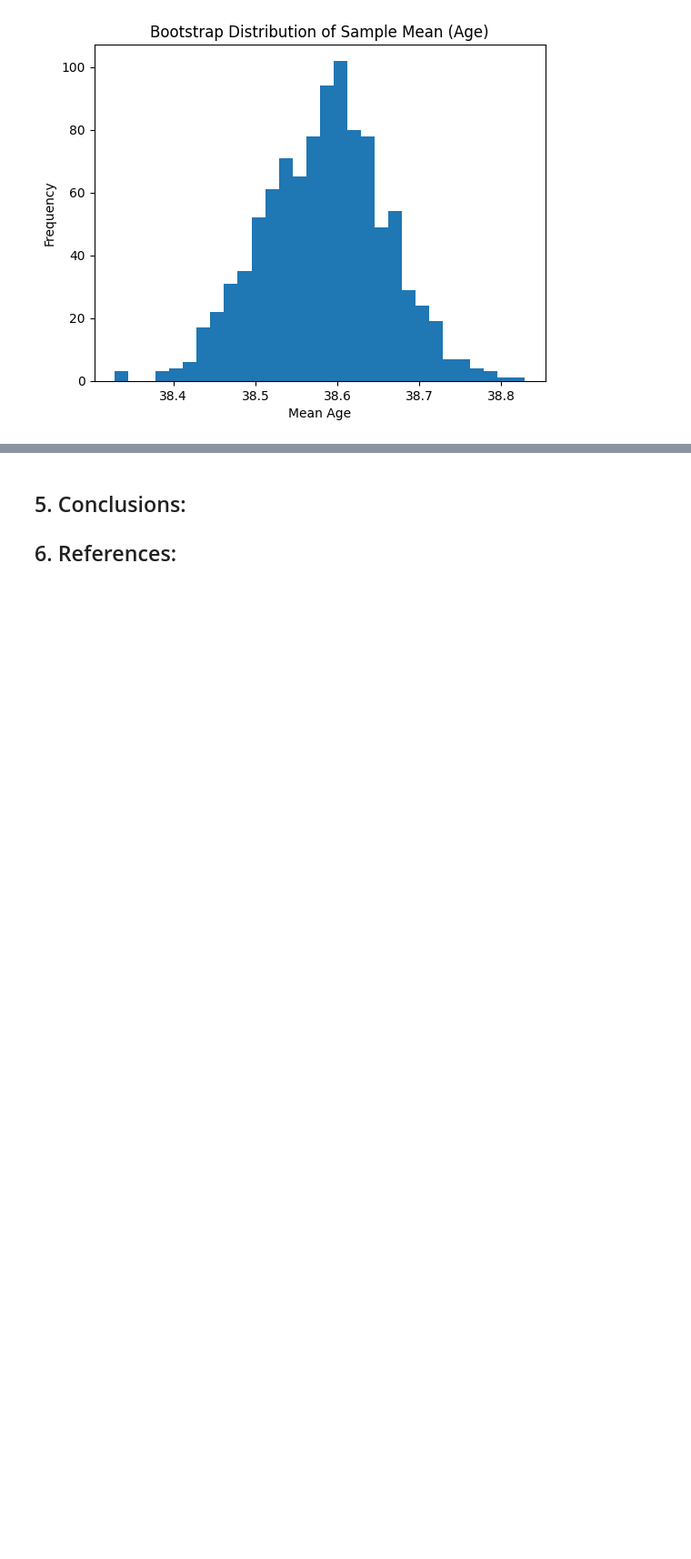
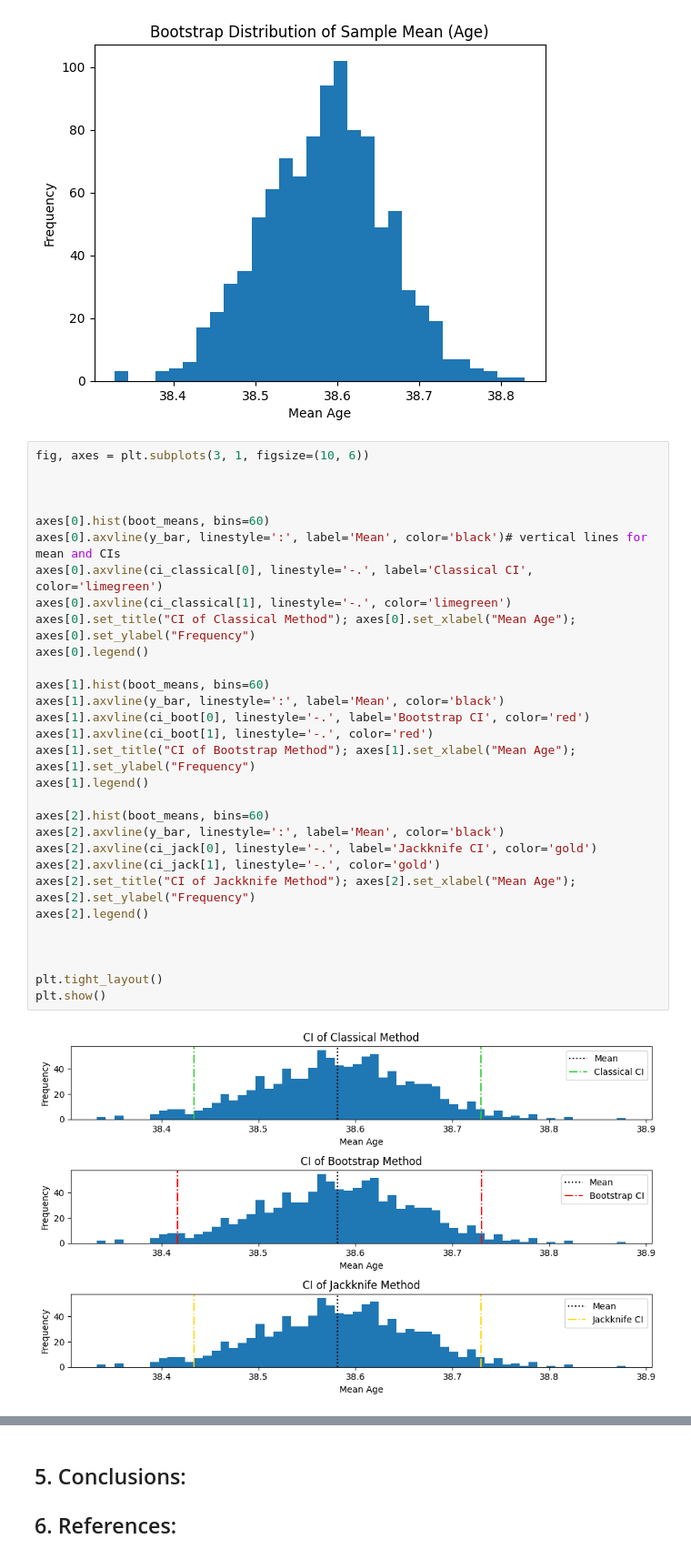
Before and after one commit to almsam/R-project-projects, a Jupyter notebook: data 407 Sampling & Design/Data407Project.ipynb, the cells around one changed output, grey strips where cells are left out. Shown at 91% size. Cells and saved outputs as stored; diff of their text form; blank space fills up the shorter version.

```diff
--- a/data 407 Sampling & Design/Data407Project.ipynb
+++ b/data 407 Sampling & Design/Data407Project.ipynb
@@ -228,3 +253,35 @@ plt.ylabel("Frequency")
 plt.show()
 # %% [output]
 [figure]
+# %%
+fig, axes = plt.subplots(3, 1, figsize=(10, 6))
+
+
+
+axes[0].hist(boot_means, bins=60)
+axes[0].axvline(y_bar, linestyle=':', label='Mean', color='black')# vertical lines for mean and CIs
+axes[0].axvline(ci_classical[0], linestyle='-.', label='Classical CI', color='limegreen')
+axes[0].axvline(ci_classical[1], linestyle='-.', color='limegreen')
+axes[0].set_title("CI of Classical Method"); axes[0].set_xlabel("Mean Age"); axes[0].set_ylabel("Frequency")
+axes[0].legend()
+
+axes[1].hist(boot_means, bins=60)
+axes[1].axvline(y_bar, linestyle=':', label='Mean', color='black')
+axes[1].axvline(ci_boot[0], linestyle='-.', label='Bootstrap CI', color='red')
+axes[1].axvline(ci_boot[1], linestyle='-.', color='red')
+axes[1].set_title("CI of Bootstrap Method"); axes[1].set_xlabel("Mean Age"); axes[1].set_ylabel("Frequency")
+axes[1].legend()
+
+axes[2].hist(boot_means, bins=60)
+axes[2].axvline(y_bar, linestyle=':', label='Mean', color='black')
+axes[2].axvline(ci_jack[0], linestyle='-.', label='Jackknife CI', color='gold')
+axes[2].axvline(ci_jack[1], linestyle='-.', color='gold')
+axes[2].set_title("CI of Jackknife Method"); axes[2].set_xlabel("Mean Age"); axes[2].set_ylabel("Frequency")
+axes[2].legend()
+
+
+
+plt.tight_layout()
+plt.show()
+# %% [output]
+[figure, added]
```
Also changed, not shown: parts of 4 cells of this notebook.
